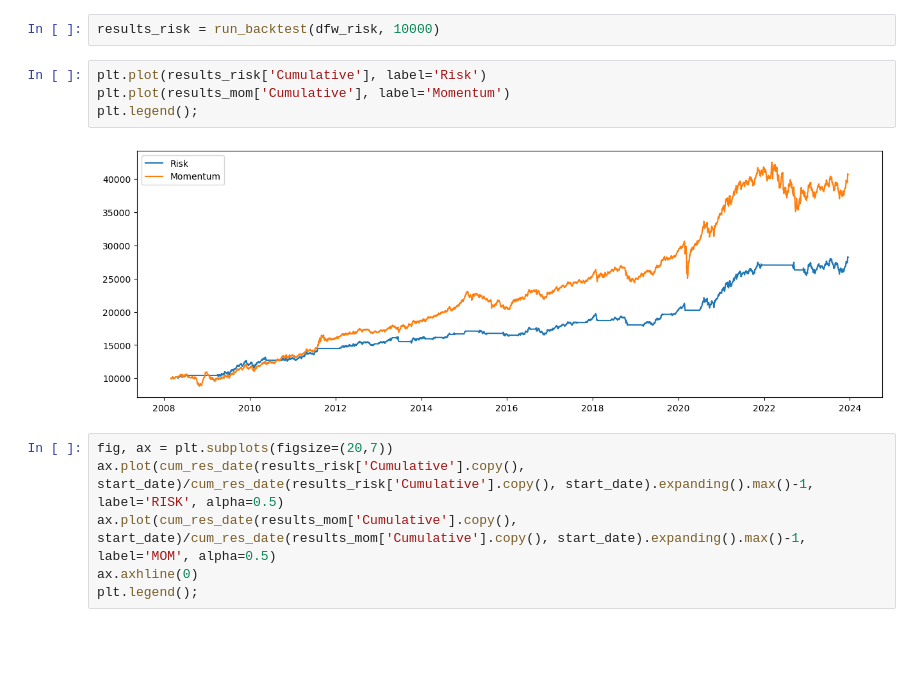
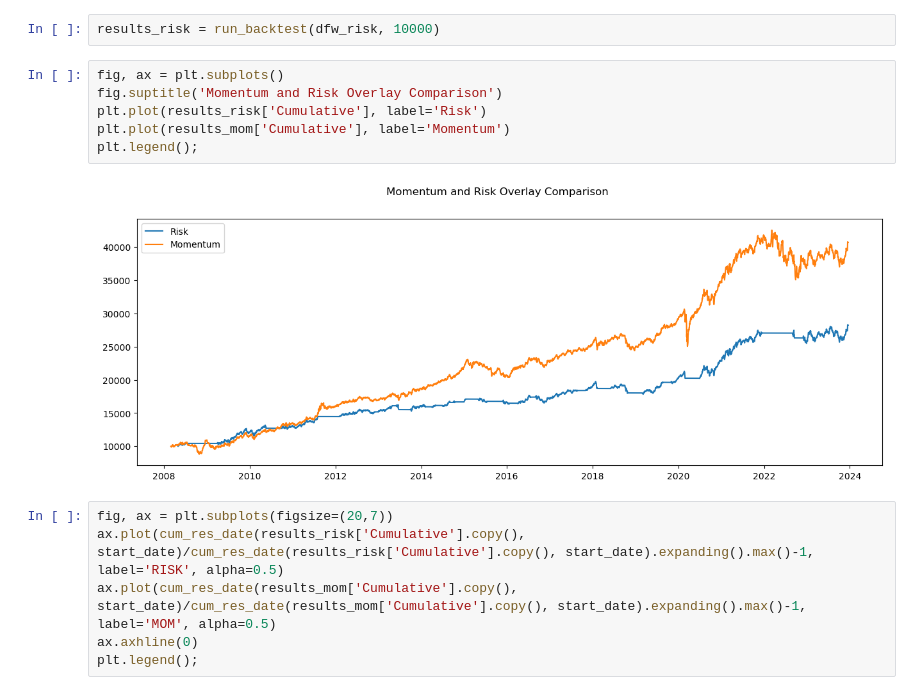
Before and after one commit to stevenvanwinkel/research, a Jupyter notebook: portfolio/HERC_Portfolio.ipynb, the cells around one changed output. Cells and saved outputs as stored; diff of their text form; blank space fills up the shorter version.

```diff
--- a/portfolio/HERC_Portfolio.ipynb
+++ b/portfolio/HERC_Portfolio.ipynb
@@ -715,11 +715,13 @@ dfw_risk.plot()
 # %%
 results_risk = run_backtest(dfw_risk, 10000)
 # %%
+fig, ax = plt.subplots()
+fig.suptitle('Momentum and Risk Overlay Comparison')
 plt.plot(results_risk['Cumulative'], label='Risk')
 plt.plot(results_mom['Cumulative'], label='Momentum')
 plt.legend();
 # %% [output]
-[figure, old version]
+[figure, new version]
 # %%
 fig, ax = plt.subplots(figsize=(20,7))
 ax.plot(cum_res_date(results_risk['Cumulative'].copy(), start_date)/cum_res_date(results_risk['Cumulative'].copy(), start_date).expanding().max()-1, label='RISK', alpha=0.5)
```
Also changed, not shown: parts of 4 cells of this notebook.
